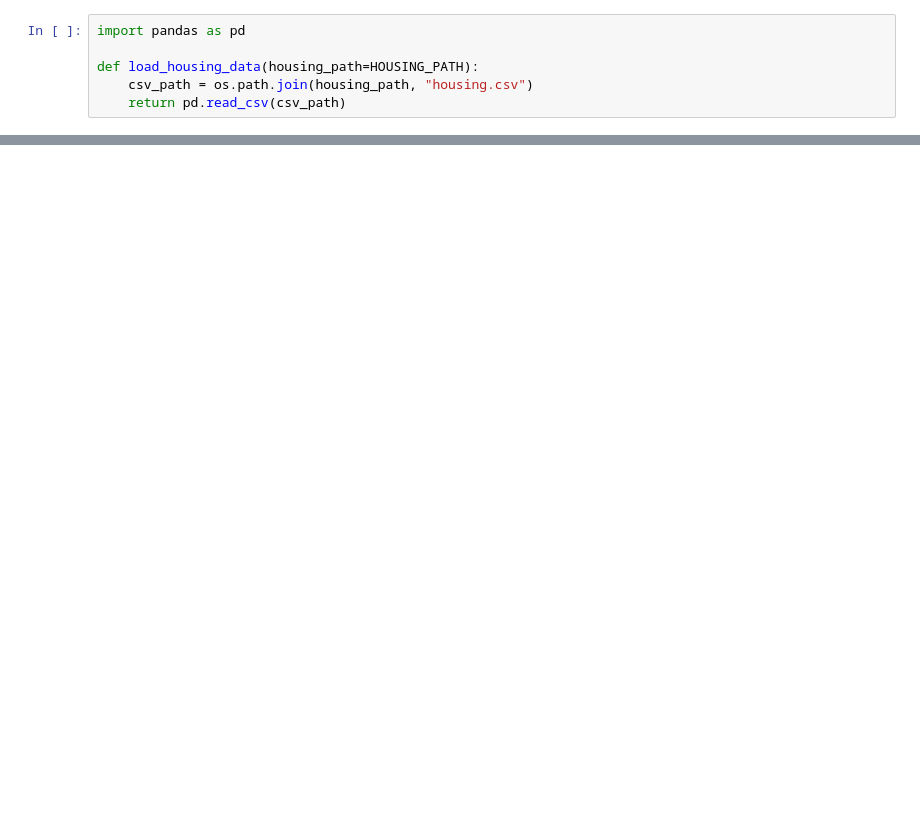
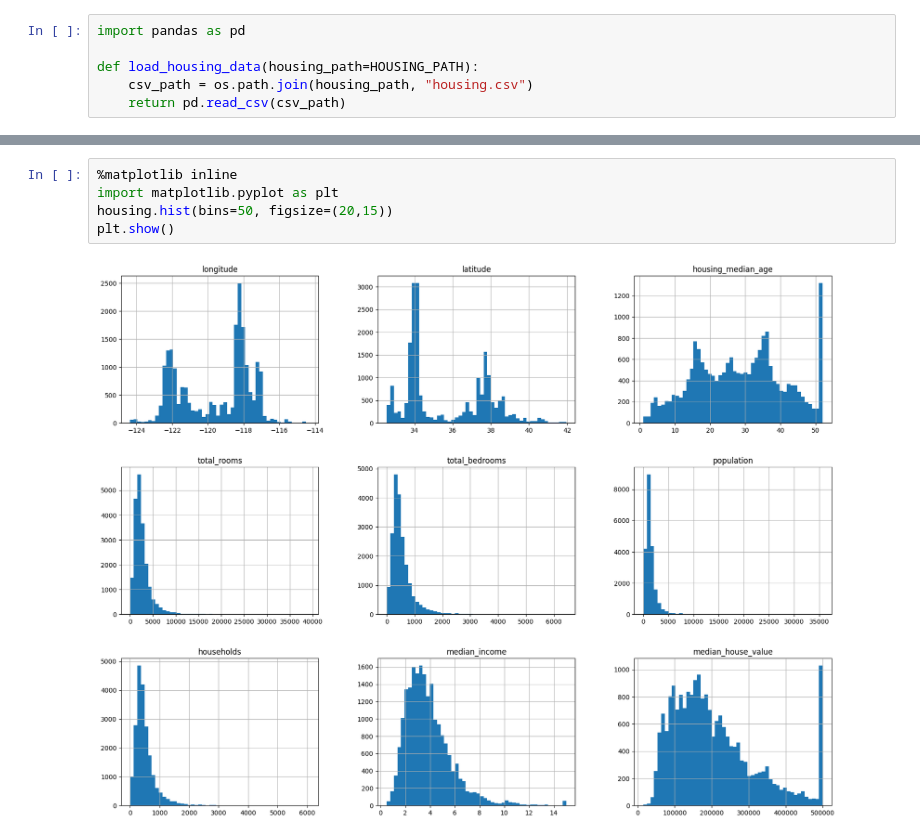
Before and after one commit to j5m97/HandsOn-ML-Chap2, a Jupyter notebook: Housing.ipynb, the cells around one changed output, grey strips where cells are left out. Saved outputs shown, nothing was run; the diff lists cells and outputs as text; blank space fills up the shorter version.

```diff
--- a/Housing.ipynb
+++ b/Housing.ipynb
@@ -32,0 +84,7 @@ FileNotFoundError: [Errno 2] No such file or directory: 'datasets\\housing\\hous
+# %%
+%matplotlib inline
+import matplotlib.pyplot as plt
+housing.hist(bins=50, figsize=(20,15))
+plt.show()
+# %% [output]
+[figure, added]
```
Also changed, not shown: parts of 35 cells of this notebook.
